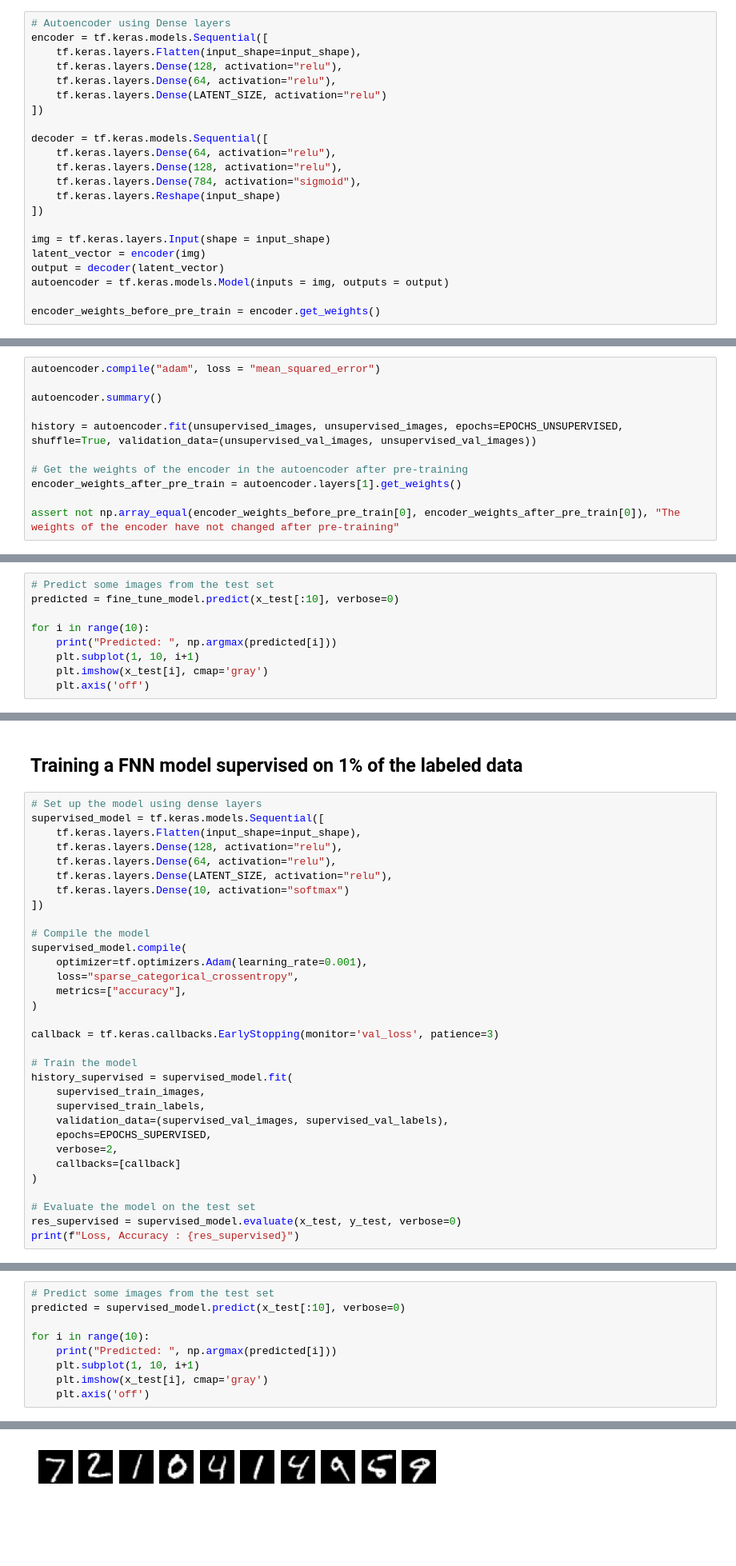
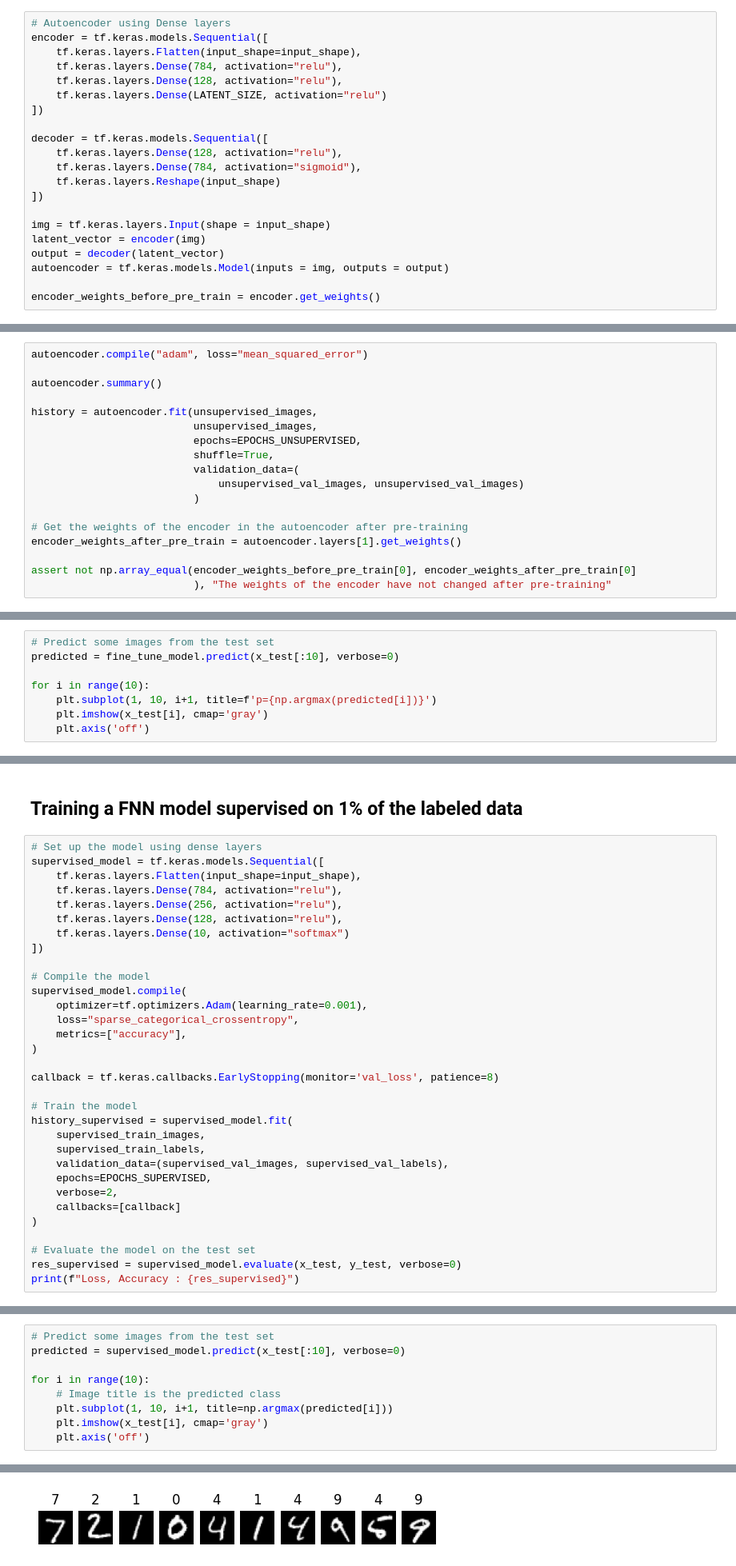
Before and after one commit to erikssommer/ssl-autoencoder-mnist, a Jupyter notebook: notebooks/autoencoder.ipynb, the cells around one changed output, grey strips where cells are left out. Shown at 80% size. Drawn from its saved outputs; the diff is of its cells as text; blank space fills up the shorter version.

```diff
--- a/notebooks/autoencoder.ipynb
+++ b/notebooks/autoencoder.ipynb
@@ -109,13 +109,12 @@ EPOCHS_SUPERVISED = 100
 # Autoencoder using Dense layers
 encoder = tf.keras.models.Sequential([
     tf.keras.layers.Flatten(input_shape=input_shape),
+    tf.keras.layers.Dense(784, activation="relu"),
     tf.keras.layers.Dense(128, activation="relu"),
-    tf.keras.layers.Dense(64, activation="relu"),
     tf.keras.layers.Dense(LATENT_SIZE, activation="relu")
 ])
 
 decoder = tf.keras.models.Sequential([
-    tf.keras.layers.Dense(64, activation="relu"),
     tf.keras.layers.Dense(128, activation="relu"),
     tf.keras.layers.Dense(784, activation="sigmoid"),
     tf.keras.layers.Reshape(input_shape)
@@ -130,14 +129,21 @@ encoder_weights_before_pre_train = encoder.get_weights()
 # %% [markdown]
 ### Compile and train the autoencoder
 # %%
-autoencoder.compile("adam", loss = "mean_squared_error")
+autoencoder.compile("adam", loss="mean_squared_error")
 
 autoencoder.summary()
 
-history = autoencoder.fit(unsupervised_images, unsupervised_images, epochs=EPOCHS_UNSUPERVISED, shuffle=True, validation_data=(unsupervised_val_images, unsupervised_val_images))
+history = autoencoder.fit(unsupervised_images,
+                          unsupervised_images,
+                          epochs=EPOCHS_UNSUPERVISED,
+                          shuffle=True,
+                          validation_data=(
+                              unsupervised_val_images, unsupervised_val_images)
+                          )
 
 # Get the weights of the encoder in the autoencoder after pre-training
 encoder_weights_after_pre_train = autoencoder.layers[1].get_weights()
 
-assert not np.array_equal(encoder_weights_before_pre_train[0], encoder_weights_after_pre_train[0]), "The weights of the encoder have not changed after pre-training"
+assert not np.array_equal(encoder_weights_before_pre_train[0], encoder_weights_after_pre_train[0]
+                          ), "The weights of the encoder have not changed after pre-training"
 # %% [output]
@@ -265,8 +284,7 @@ Loss, Accuracy after fine-tuning: [0.5519195795059204, 0.8413000106811523]
 predicted = fine_tune_model.predict(x_test[:10], verbose=0)
 
 for i in range(10):
-    print("Predicted: ", np.argmax(predicted[i]))
-    plt.subplot(1, 10, i+1)
+    plt.subplot(1, 10, i+1, title=f'p={np.argmax(predicted[i])}')
     plt.imshow(x_test[i], cmap='gray')
     plt.axis('off')
 # %% [output]
@@ -287,9 +295,9 @@ Predicted:  9
 # Set up the model using dense layers
 supervised_model = tf.keras.models.Sequential([
     tf.keras.layers.Flatten(input_shape=input_shape),
+    tf.keras.layers.Dense(784, activation="relu"),
+    tf.keras.layers.Dense(256, activation="relu"),
     tf.keras.layers.Dense(128, activation="relu"),
-    tf.keras.layers.Dense(64, activation="relu"),
-    tf.keras.layers.Dense(LATENT_SIZE, activation="relu"),
     tf.keras.layers.Dense(10, activation="softmax")
 ])
 
@@ -300,7 +308,7 @@ supervised_model.compile(
     metrics=["accuracy"],
 )
 
-callback = tf.keras.callbacks.EarlyStopping(monitor='val_loss', patience=3)
+callback = tf.keras.callbacks.EarlyStopping(monitor='val_loss', patience=8)
 
 # Train the model
 history_supervised = supervised_model.fit(
@@ -338,8 +346,8 @@ Loss, Accuracy : [0.6648748517036438, 0.8198999762535095]
 predicted = supervised_model.predict(x_test[:10], verbose=0)
 
 for i in range(10):
-    print("Predicted: ", np.argmax(predicted[i]))
-    plt.subplot(1, 10, i+1)
+    # Image title is the predicted class
+    plt.subplot(1, 10, i+1, title=np.argmax(predicted[i]))
     plt.imshow(x_test[i], cmap='gray')
     plt.axis('off')
 # %% [output]
@@ -356,4 +354,4 @@ Predicted:  9
-[figure, old version]
+[figure, new version]
 # %%
 # Save the model
 supervised_model.save('../models/supervised_model.h5')
```
Also changed, not shown: parts of 12 cells of this notebook, 2 other files.
